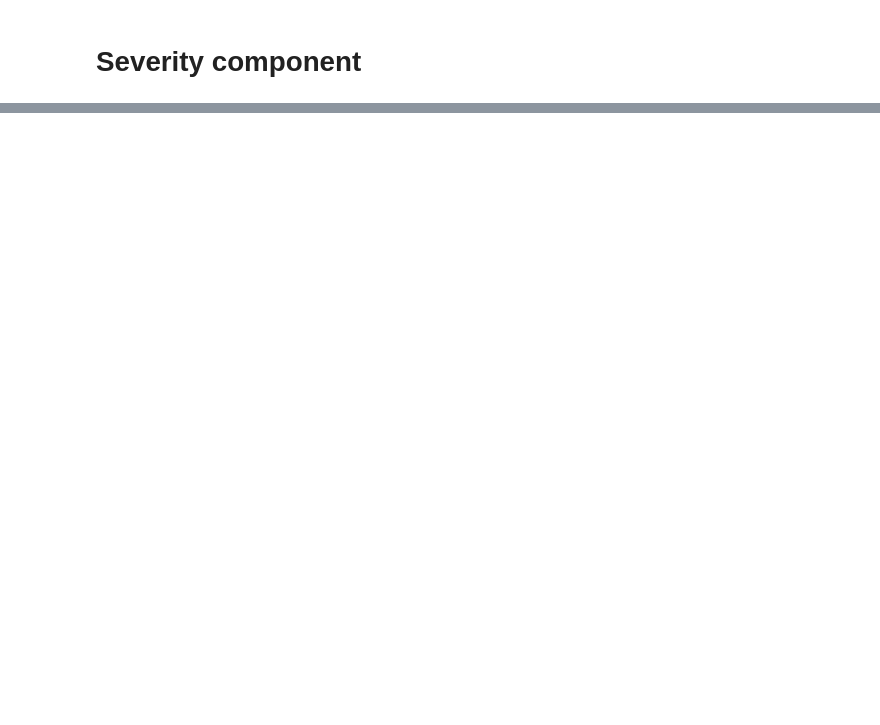
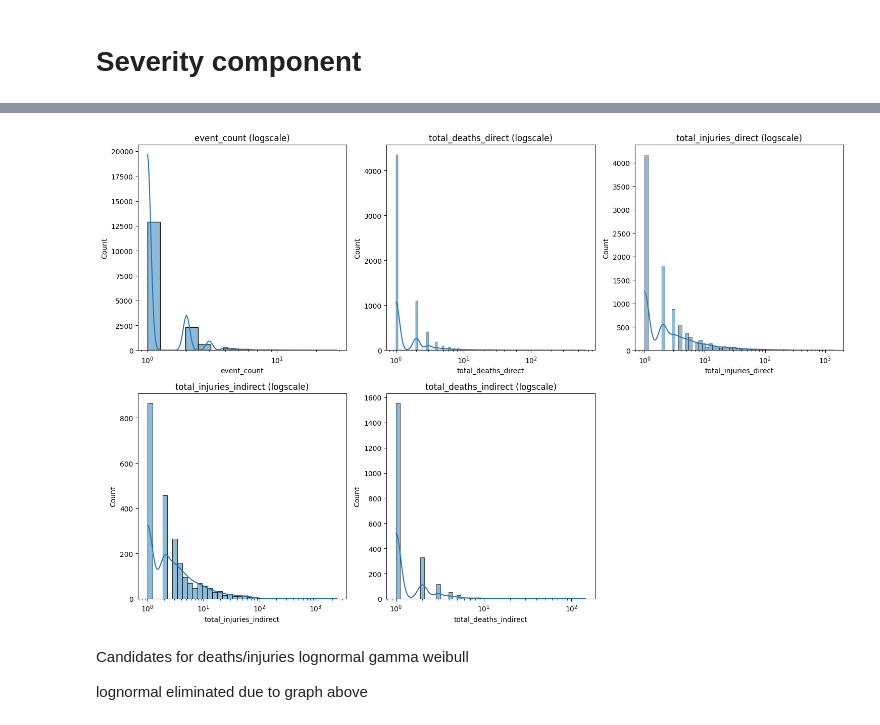
Before and after one commit to abdbtech/capstone, a Jupyter notebook: severity_bb.ipynb, the cells around one changed output, grey strips where cells are left out. Drawn from its saved outputs; the diff is of its cells as text; code cells hidden in the pictures; blank space fills up the shorter version.

```diff
--- a/severity_bb.ipynb
+++ b/severity_bb.ipynb
@@ -69,0 +95,29 @@ df_noaa_events.sample(3)
+# %%
+plot_vars = ['event_count', 'total_deaths_direct', 'total_injuries_direct', 'total_injuries_indirect', 'total_deaths_indirect']
+fig, axes = plt.subplots(2, 3, figsize=(15,10))
+axes = axes.flatten()
+pick_vars = [var for var in plot_vars if var in df_noaa_episodes.columns]
+for i, var in enumerate(pick_vars):
+    if i < len(axes):
+        data = df_noaa_episodes[var]
+        data_non = data[data > 0]
+
+        if len(data_non) > 0:
+            sns.histplot(data_non, kde=True, log_scale=True, ax=axes[i])
+            axes[i].set_title(f'{var} (logscale)')
+            axes[i].set_xlabel(var)
+
+for j in range(i+1, len(axes)):
+    axes[j].set_visible(False)
+
+plt.tight_layout()
+plt.show()
+# %% [output]
+[figure, added]
+# %% [markdown]
+Candidates for deaths/injuries
+lognormal
+gamma
+weibull
+
+lognormal eliminated due to graph above
```
Also changed, not shown: parts of 7 cells of this notebook, 7 other files.
